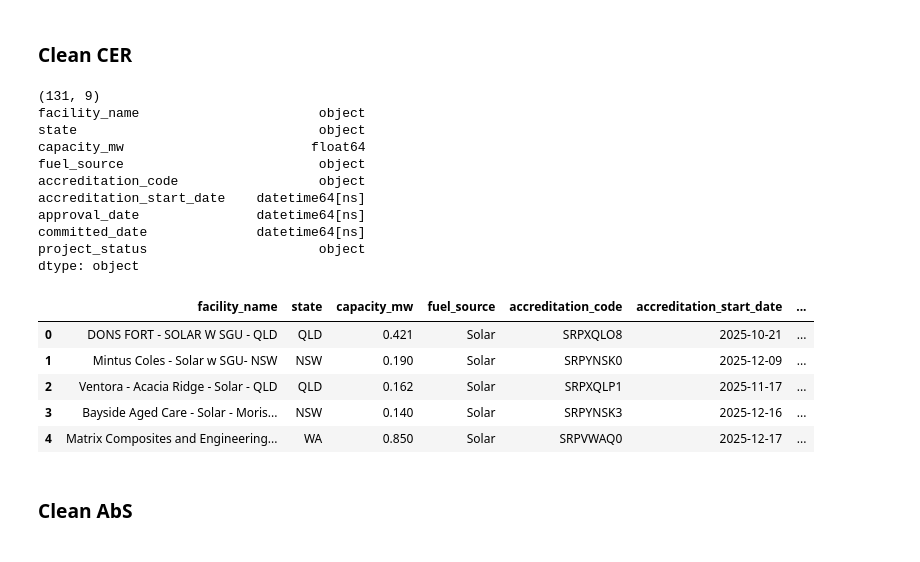
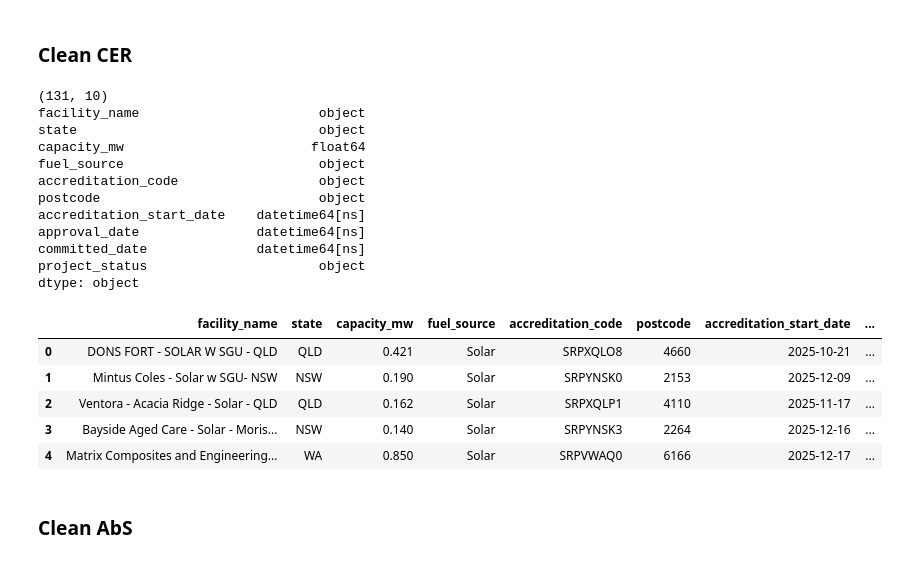
Before and after one commit to yusen0723/5339_A1, a Jupyter notebook: 5339.ipynb, the cells around one changed output. Cells and saved outputs as stored; diff of their text form; code cells hidden in the pictures.

```diff
--- a/5339.ipynb
+++ b/5339.ipynb
@@ -397,45 +397,41 @@ df_cer_clean["capacity_mw"] = pd.to_numeric(df_cer_clean["capacity_mw"], errors=
 date_cols = [
     "accreditation_start_date",
     "approval_date",
     "committed_date"
 ]
 
 for col in date_cols:
     if col in df_cer_clean.columns:
         df_cer_clean[col] = pd.to_datetime(df_cer_clean[col], errors="coerce")
 
-# 6. 删除明显没用列（可选）
-df_cer_clean = df_cer_clean.drop(columns=[
-    c for c in ["postcode"] if c in df_cer_clean.columns
-])
-
 # 7. 去重
 df_cer_clean = df_cer_clean.drop_duplicates()
 
 # 查看结果
 print(df_cer_clean.shape)
 print(df_cer_clean.dtypes)
 display(df_cer_clean.head())
 
 df_cer_clean.to_csv("cleaned/cleaned_cer.csv", index=False)
 # %% [output]
-(131, 9)
+(131, 10)
 facility_name                       object
 state                               object
 capacity_mw                        float64
 fuel_source                         object
 accreditation_code                  object
+postcode                            object
 accreditation_start_date    datetime64[ns]
 approval_date               datetime64[ns]
 committed_date              datetime64[ns]
 project_status                      object
 dtype: object
-|  | facility_name | state | capacity_mw | fuel_source | accreditation_code | accreditation_start_date | ... |
-| 0 | DONS FORT - SOLAR W SGU - QLD | QLD | 0.421 | Solar | SRPXQLO8 | 2025-10-21 | ... |
-| 1 | Mintus Coles - Solar w SGU- NSW | NSW | 0.190 | Solar | SRPYNSK0 | 2025-12-09 | ... |
-| 2 | Ventora - Acacia Ridge - Solar - QLD | QLD | 0.162 | Solar | SRPXQLP1 | 2025-11-17 | ... |
-| 3 | Bayside Aged Care - Solar - Moris... | NSW | 0.140 | Solar | SRPYNSK3 | 2025-12-16 | ... |
-| 4 | Matrix Composites and Engineering... | WA | 0.850 | Solar | SRPVWAQ0 | 2025-12-17 | ... |
+|  | facility_name | state | capacity_mw | fuel_source | accreditation_code | postcode | accreditation_start_date | ... |
+| 0 | DONS FORT - SOLAR W SGU - QLD | QLD | 0.421 | Solar | SRPXQLO8 | 4660 | 2025-10-21 | ... |
+| 1 | Mintus Coles - Solar w SGU- NSW | NSW | 0.190 | Solar | SRPYNSK0 | 2153 | 2025-12-09 | ... |
+| 2 | Ventora - Acacia Ridge - Solar - QLD | QLD | 0.162 | Solar | SRPXQLP1 | 4110 | 2025-11-17 | ... |
+| 3 | Bayside Aged Care - Solar - Moris... | NSW | 0.140 | Solar | SRPYNSK3 | 2264 | 2025-12-16 | ... |
+| 4 | Matrix Composites and Engineering... | WA | 0.850 | Solar | SRPVWAQ0 | 6166 | 2025-12-17 | ... |
 # %% [markdown]
 ### Clean AbS
 # %%
```
Also changed, not shown: parts of 4 cells of this notebook, 4 other files.
